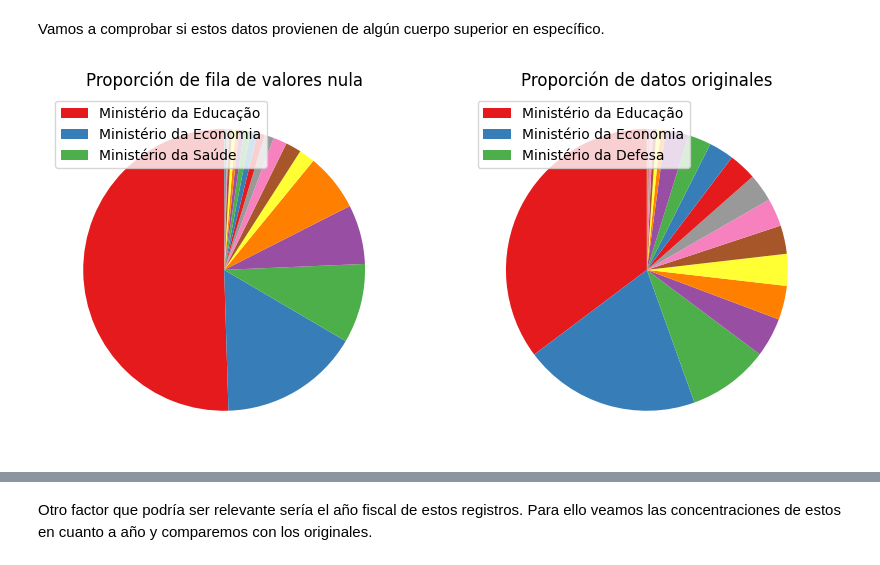
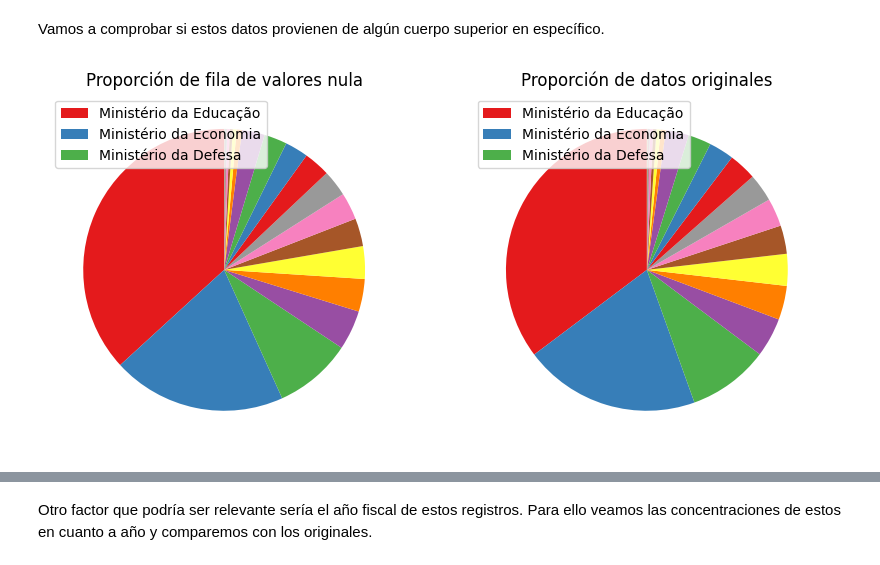
Before and after one commit to yanruwu/Proyecto2-EDA-Ingresos-Publicos-Brasil, a Jupyter notebook: cleanse.ipynb, the cells around one changed output, grey strips where cells are left out. Cells and saved outputs as stored; diff of their text form; code cells hidden in the pictures.

```diff
--- a/cleanse.ipynb
+++ b/cleanse.ipynb
@@ -31,18 +31,19 @@ Vemos que realmente estos datos representan una mínima proporción en nuestros
 # %% [markdown]
 Vamos a comprobar si estos datos provienen de algún cuerpo superior en específico.
 # %%
-df_vals_zeros = df[(df.filter(like = "value") == 0).all(axis = 1)]
+value_cols = df.filter(like="value")
+df_vals_zeros = df[(value_cols.isna() | (value_cols == 0)).all(axis = 1)]
 labels_sup = df_vals_zeros["name_superior_body"].value_counts().keys()
 plt.figure(figsize=(10,10))
 plt.subplot(1,2,1)
 plt.title("Proporción de fila de valores nula")
 patches, texts = plt.pie(x = df_vals_zeros["name_superior_body"].value_counts(), startangle=90, colors=sns.color_palette('Set1'))
 plt.legend(patches, labels_sup[:3], loc="upper left")
 plt.subplot(1,2,2)
 plt.title("Proporción de datos originales")
 patches, texts = plt.pie(x = df["name_superior_body"].value_counts(), startangle=90, colors=sns.color_palette('Set1'))
 plt.legend(patches, df["name_superior_body"].value_counts().keys()[:3], loc="upper left")
 
 plt.show()
 # %% [output]
-[figure, old version]
+[figure, new version]
```
Also changed, not shown: parts of 20 cells of this notebook, 2 other files.
